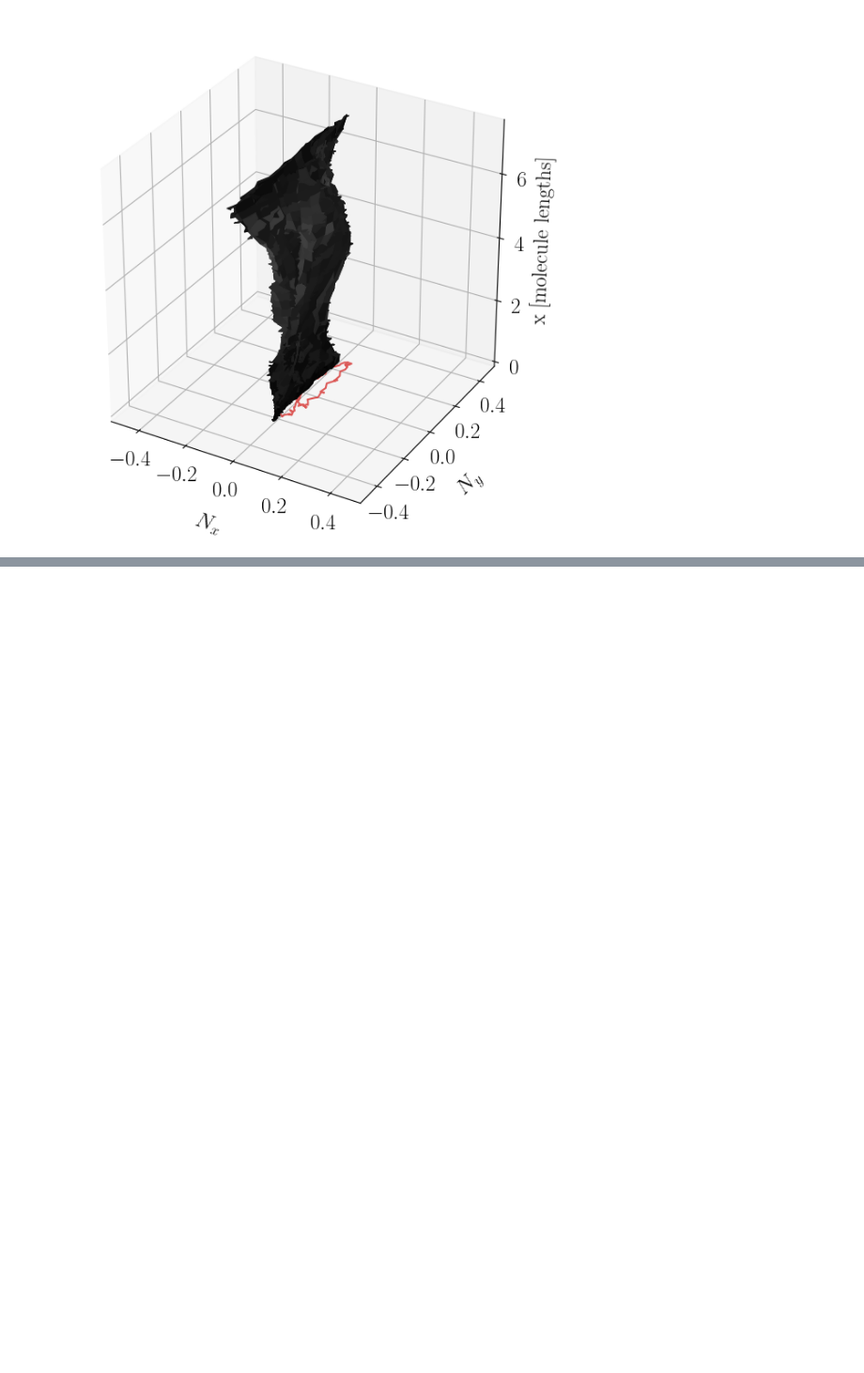
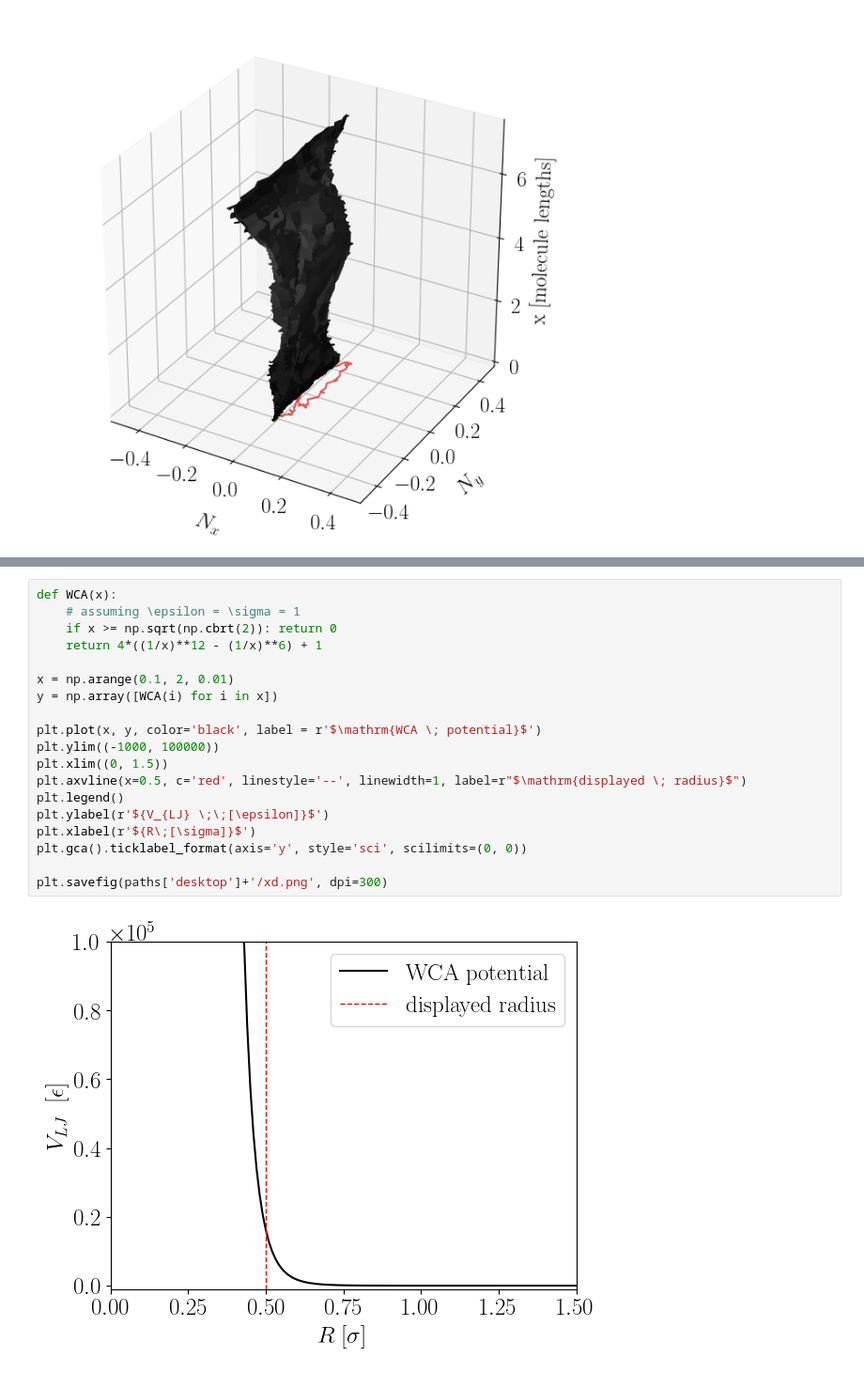
Before and after one commit to smdrzazga/LAMMPS, a Jupyter notebook: plot_printer.ipynb, the cells around one changed output, grey strips where cells are left out. Shown at 94% size. Drawn from its saved outputs; the diff is of its cells as text; blank space fills up the shorter version.

```diff
--- a/plot_printer.ipynb
+++ b/plot_printer.ipynb
@@ -468,0 +481,21 @@ ax.plot(x[x.shape[0]//2, :], y[y.shape[0]//2, :], c = '#D63230', alpha=0.8)
+# %%
+def WCA(x):
+    # assuming \epsilon = \sigma = 1
+    if x >= np.sqrt(np.cbrt(2)): return 0
+    return 4*((1/x)**12 - (1/x)**6) + 1
+
+x = np.arange(0.1, 2, 0.01)
+y = np.array([WCA(i) for i in x])
+
+plt.plot(x, y, color='black', label = r'$\mathrm{WCA \; potential}$')
+plt.ylim((-1000, 100000))
+plt.xlim((0, 1.5))
+plt.axvline(x=0.5, c='red', linestyle='--', linewidth=1, label=r"$\mathrm{displayed \; radius}$")
+plt.legend()
+plt.ylabel(r'${V_{LJ} \;\;[\epsilon]}$')
+plt.xlabel(r'${R\;[\sigma]}$')
+plt.gca().ticklabel_format(axis='y', style='sci', scilimits=(0, 0))
+
+plt.savefig(paths['desktop']+'/xd.png', dpi=300)
+# %% [output]
+[figure, added]
```
Also changed, not shown: parts of 1 cell of this notebook, 4 other files.
